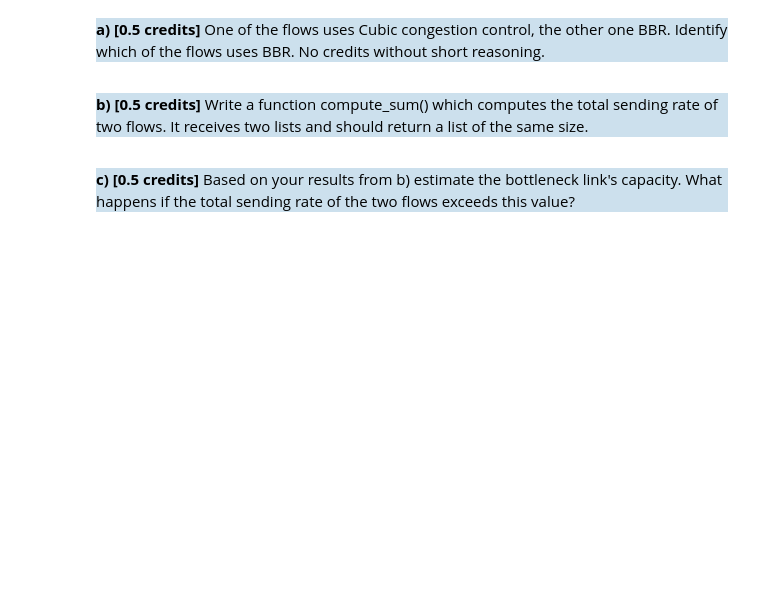
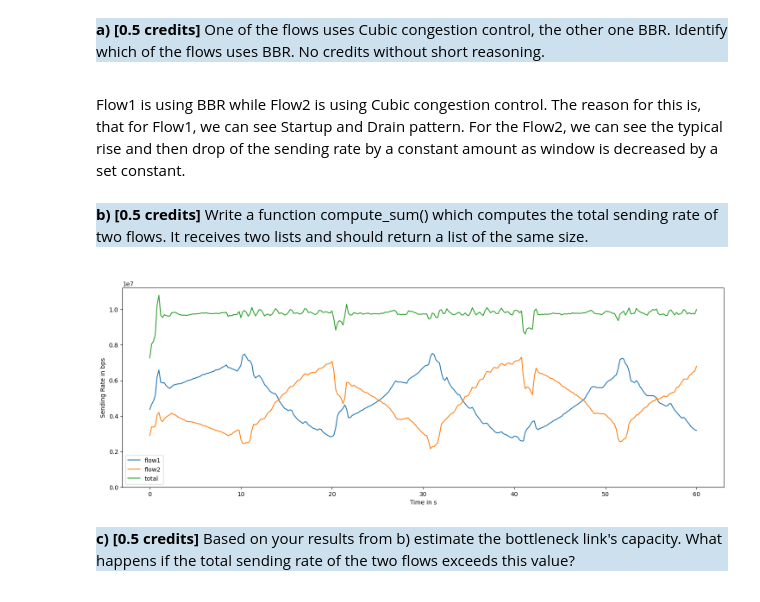
Before and after one commit to simonpannek/quic-interop-rust, a Jupyter notebook: tutorial/tutorial2/tutorial2.ipynb, the cells around one changed output. Cells and saved outputs as stored; diff of their text form; code cells hidden in the pictures; blank space fills up the shorter version.

```diff
--- a/tutorial/tutorial2/tutorial2.ipynb
+++ b/tutorial/tutorial2/tutorial2.ipynb
@@ -77,6 +85,8 @@ One of the flows uses Cubic congestion control, the other one BBR. Identify whic
 </p>
 
 </div>
+# %% [markdown]
+Flow1 is using BBR while Flow2 is using Cubic congestion control. The reason for this is, that for Flow1, we can see Startup and Drain pattern. For the Flow2, we can see the typical rise and then drop of the sending rate by a constant amount as window is decreased by a set constant.
 # %% [markdown]
 <div style="background-color:rgba(100, 160, 200, 0.33);">
 <p>
@@ -88,12 +98,15 @@ Write a function <span style="font-family: monospace">compute_sum()</span> which
 # %%
 def compute_sum(flow1, flow2):
     # begin insert code
+    flow1 = [f1 + f2 for f1, f2 in zip(flow1, flow2)]
     # end insert code
 
     return flow1
 
 plot((ts, flow1), (ts, flow2), (ts, compute_sum(flow1, flow2)),
      x_label='Time in s', y_label='Sending Rate in bps', legends=['flow1', 'flow2', 'total'], y_min=0)
+# %% [output]
+[figure, added]
 # %% [markdown]
 <div style="background-color:rgba(100, 160, 200, 0.33);">
 <p>
```
Also changed, not shown: parts of 29 cells of this notebook.
